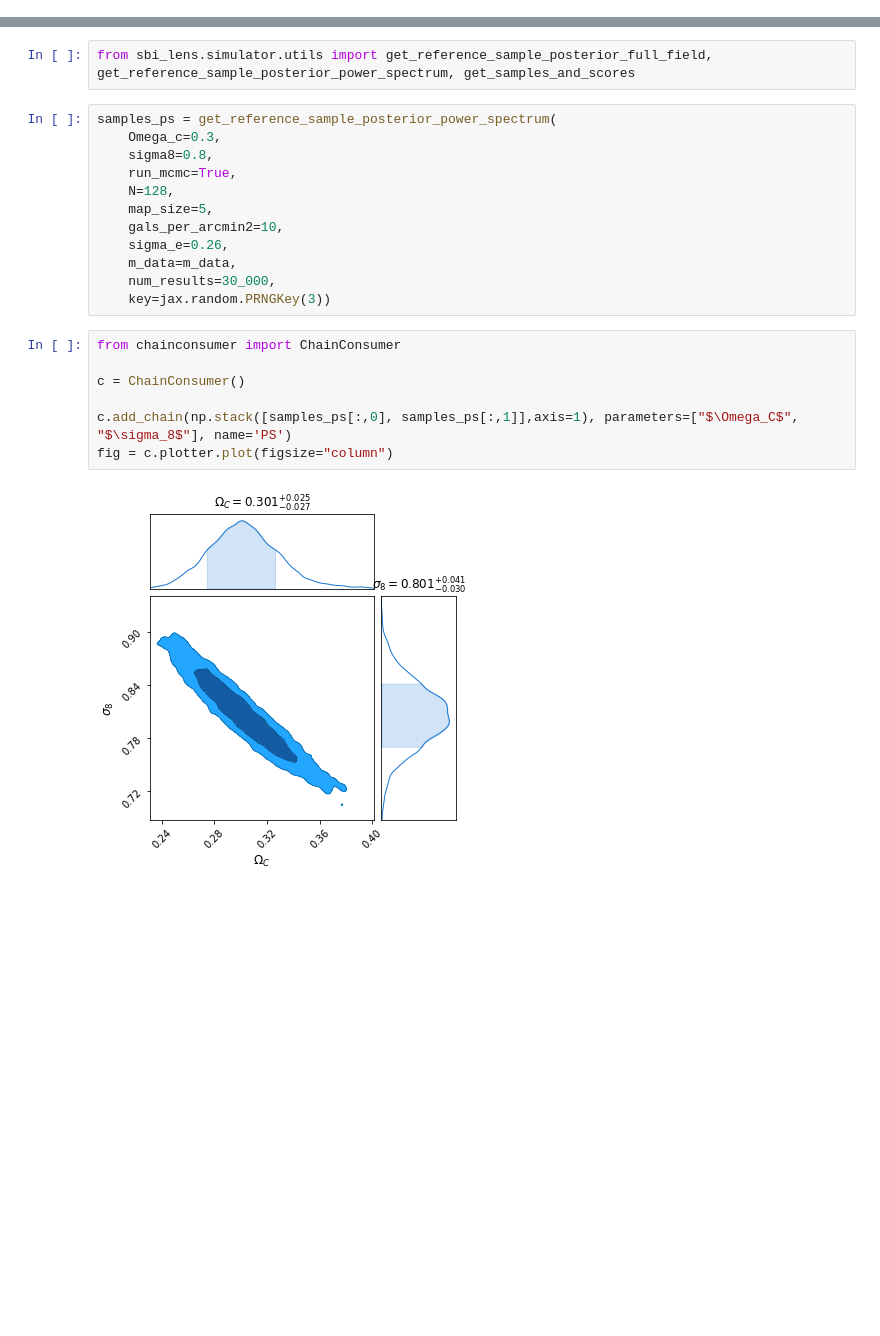
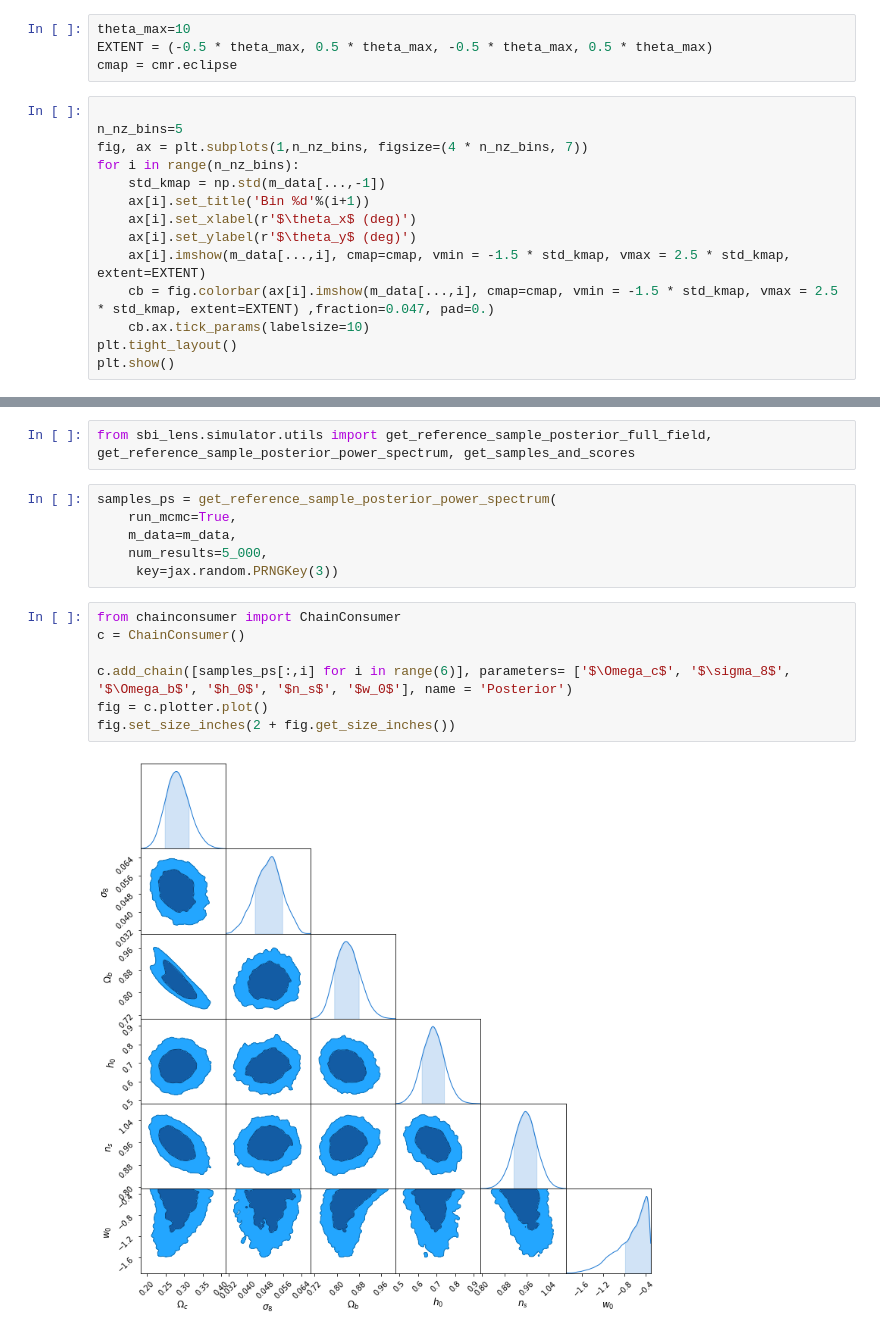
Before and after one commit to dlanzieri/WL_Implicit-Inference, a Jupyter notebook: notebook/forwordmodel_ps.ipynb, the cells around one changed output, grey strips where cells are left out. Saved outputs shown, nothing was run; the diff lists cells and outputs as text; blank space fills up the shorter version.

```diff
--- a/notebook/forwordmodel_ps.ipynb
+++ b/notebook/forwordmodel_ps.ipynb
@@ -39,0 +44,18 @@ m_data=np.load("data/map_gaussian_tomo_with_noise.npy")
+# %%
+theta_max=10
+EXTENT = (-0.5 * theta_max, 0.5 * theta_max, -0.5 * theta_max, 0.5 * theta_max)
+cmap = cmr.eclipse
+# %%
+
+n_nz_bins=5
+fig, ax = plt.subplots(1,n_nz_bins, figsize=(4 * n_nz_bins, 7))
+for i in range(n_nz_bins):
+    std_kmap = np.std(m_data[...,-1])
+    ax[i].set_title('Bin %d'%(i+1))
+    ax[i].set_xlabel(r'$\theta_x$ (deg)')
+    ax[i].set_ylabel(r'$\theta_y$ (deg)')
+    ax[i].imshow(m_data[...,i], cmap=cmap, vmin = -1.5 * std_kmap, vmax = 2.5 * std_kmap, extent=EXTENT)
+    cb = fig.colorbar(ax[i].imshow(m_data[...,i], cmap=cmap, vmin = -1.5 * std_kmap, vmax = 2.5 * std_kmap, extent=EXTENT) ,fraction=0.047, pad=0.)
+    cb.ax.tick_params(labelsize=10)
+plt.tight_layout()
+plt.show()
@@ -41,22 +68,16 @@ m_data=np.load("data/map_gaussian_tomo_with_noise.npy")
 from sbi_lens.simulator.utils import get_reference_sample_posterior_full_field, get_reference_sample_posterior_power_spectrum, get_samples_and_scores
 # %%
 samples_ps = get_reference_sample_posterior_power_spectrum(
-    Omega_c=0.3,
-    sigma8=0.8,
     run_mcmc=True,
-    N=128,
-    map_size=5,
-    gals_per_arcmin2=10,
-    sigma_e=0.26,
     m_data=m_data,
-    num_results=30_000,
-    key=jax.random.PRNGKey(3))
+    num_results=5_000,
+     key=jax.random.PRNGKey(3))
 # %%
 from chainconsumer import ChainConsumer
-
 c = ChainConsumer()
 
-c.add_chain(np.stack([samples_ps[:,0], samples_ps[:,1]],axis=1), parameters=["$\Omega_C$", "$\sigma_8$"], name='PS')
-fig = c.plotter.plot(figsize="column")
+c.add_chain([samples_ps[:,i] for i in range(6)], parameters= ['$\Omega_c$', '$\sigma_8$', '$\Omega_b$', '$h_0$', '$n_s$', '$w_0$'], name = 'Posterior')
+fig = c.plotter.plot()
+fig.set_size_inches(2 + fig.get_size_inches())
 # %% [output]
-[figure, old version]
+[figure, new version]
```
Also changed, not shown: parts of 9 cells of this notebook.
